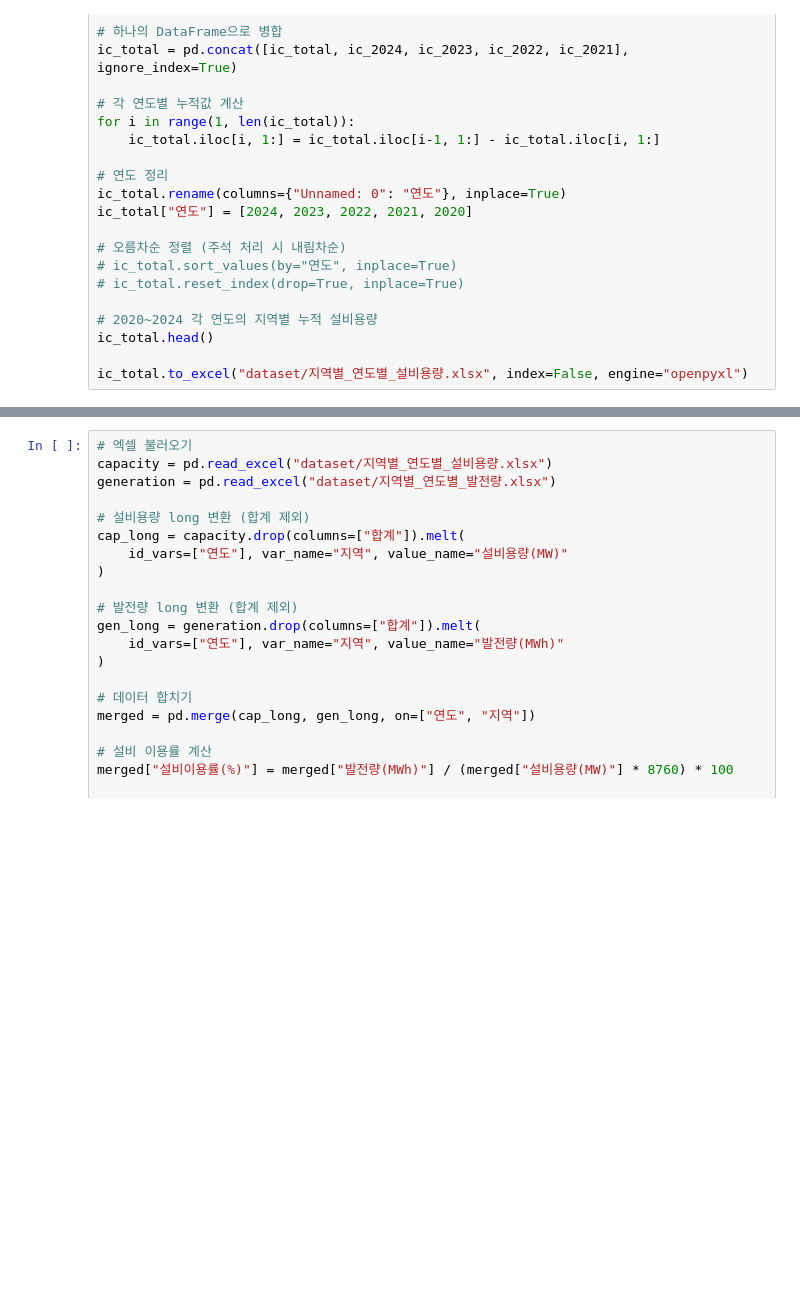
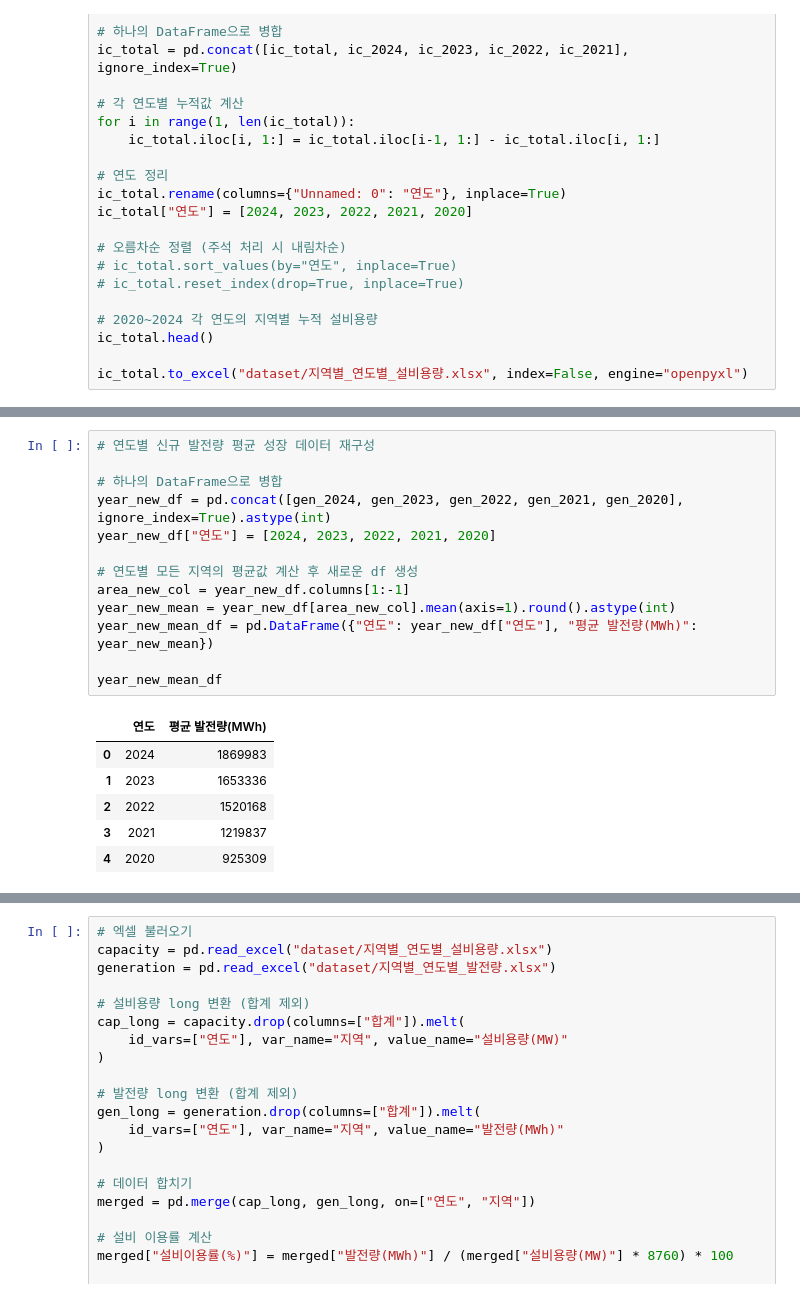
Before and after one commit to taehyunan-99/project_seasonal_renewable_energy, a Jupyter notebook: main.ipynb, the cells around one changed output, grey strips where cells are left out. Cells and saved outputs as stored; diff of their text form; blank space fills up the shorter version.

```diff
--- a/main.ipynb
+++ b/main.ipynb
@@ -146,0 +212,20 @@ gen_total.to_excel("dataset/지역별_연도별_발전량.xlsx", index=False, en
+# %%
+# 연도별 신규 발전량 평균 성장 데이터 재구성
+
+# 하나의 DataFrame으로 병합
+year_new_df = pd.concat([gen_2024, gen_2023, gen_2022, gen_2021, gen_2020], ignore_index=True).astype(int)
+year_new_df["연도"] = [2024, 2023, 2022, 2021, 2020]
+
+# 연도별 모든 지역의 평균값 계산 후 새로운 df 생성
+area_new_col = year_new_df.columns[1:-1]
+year_new_mean = year_new_df[area_new_col].mean(axis=1).round().astype(int)
+year_new_mean_df = pd.DataFrame({"연도": year_new_df["연도"], "평균 발전량(MWh)": year_new_mean})
+
+year_new_mean_df
+# %% [output]
+|  | 연도 | 평균 발전량(MWh) |
+| 0 | 2024 | 1869983 |
+| 1 | 2023 | 1653336 |
+| 2 | 2022 | 1520168 |
+| 3 | 2021 | 1219837 |
+| 4 | 2020 | 925309 |
```
Also changed, not shown: parts of 5 cells of this notebook.
